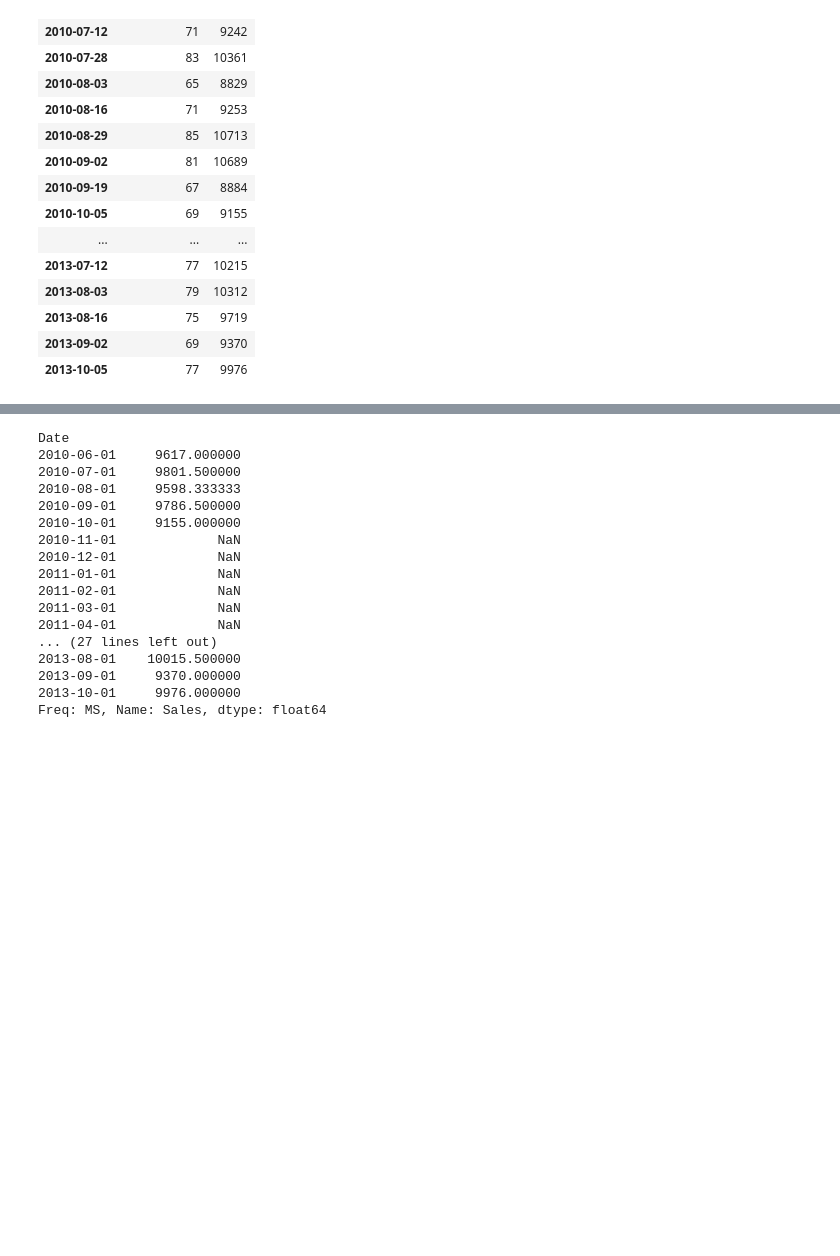
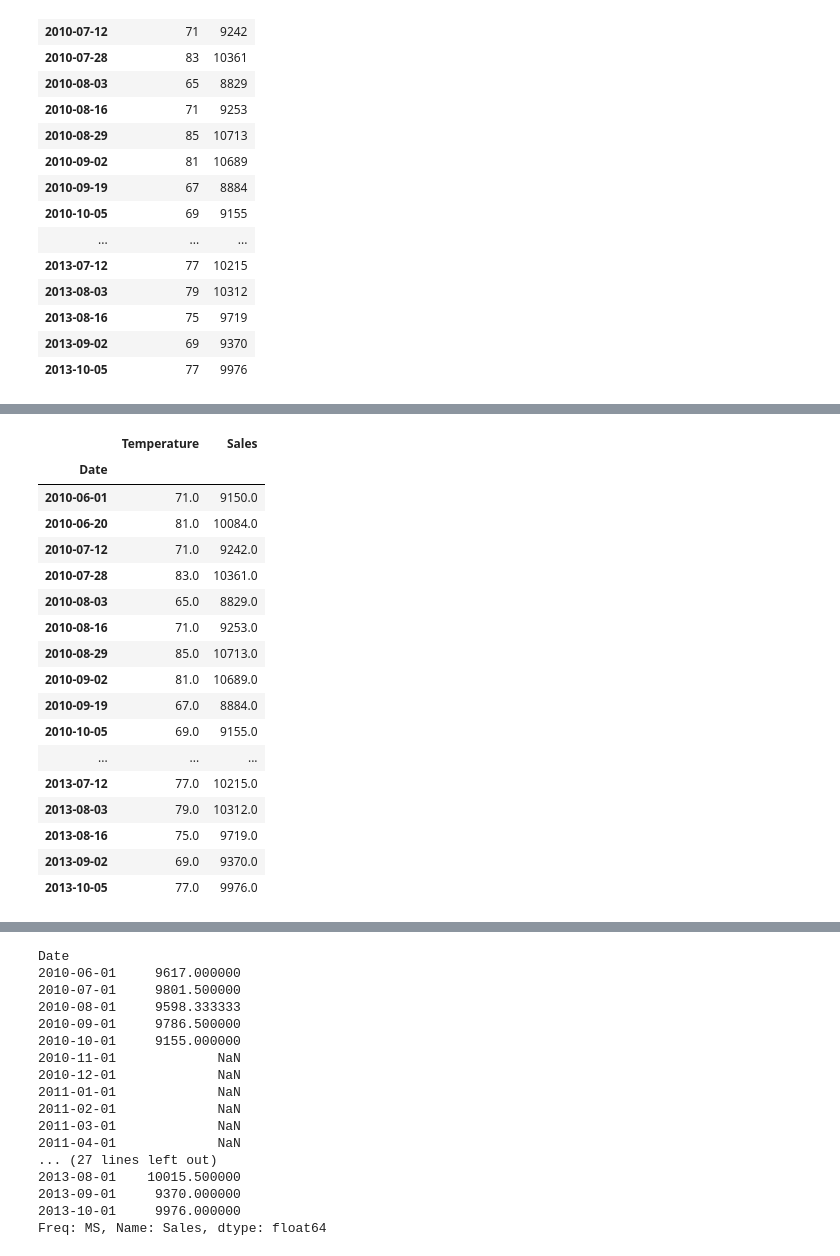
Before and after one commit to IshanaRaina/pandas-labs, a Jupyter notebook: teenage_pandas.ipynb, the cells around one changed output, grey strips where cells are left out. Drawn from its saved outputs; the diff is of its cells as text; code cells hidden in the pictures; blank space fills up the shorter version.

```diff
--- a/teenage_pandas.ipynb
+++ b/teenage_pandas.ipynb
@@ -449,0 +460,22 @@ The Series now contains the sales values indexed by the _Date_. Notice that inst
+# %%
+res_df = res_df.groupby('Date').mean()
+res_df
+# %% [output]
+|  | Temperature | Sales |
+| Date |  |  |
+| 2010-06-01 | 71.0 | 9150.0 |
+| 2010-06-20 | 81.0 | 10084.0 |
+| 2010-07-12 | 71.0 | 9242.0 |
+| 2010-07-28 | 83.0 | 10361.0 |
+| 2010-08-03 | 65.0 | 8829.0 |
+| 2010-08-16 | 71.0 | 9253.0 |
+| 2010-08-29 | 85.0 | 10713.0 |
+| 2010-09-02 | 81.0 | 10689.0 |
+| 2010-09-19 | 67.0 | 8884.0 |
+| 2010-10-05 | 69.0 | 9155.0 |
+| ... | ... | ... |
+| 2013-07-12 | 77.0 | 10215.0 |
+| 2013-08-03 | 79.0 | 10312.0 |
+| 2013-08-16 | 75.0 | 9719.0 |
+| 2013-09-02 | 69.0 | 9370.0 |
+| 2013-10-05 | 77.0 | 9976.0 |
```
Also changed, not shown: parts of 14 cells of this notebook.
